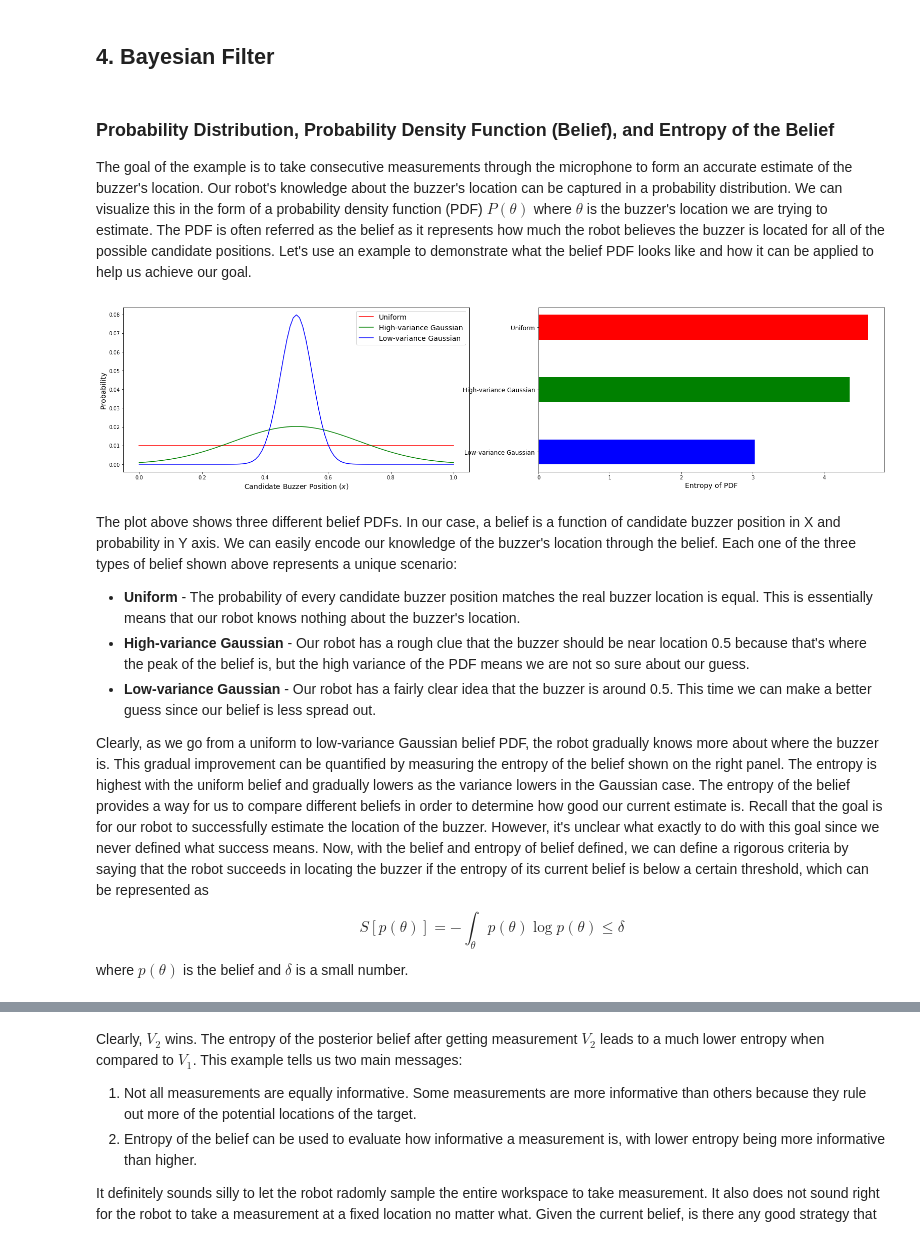
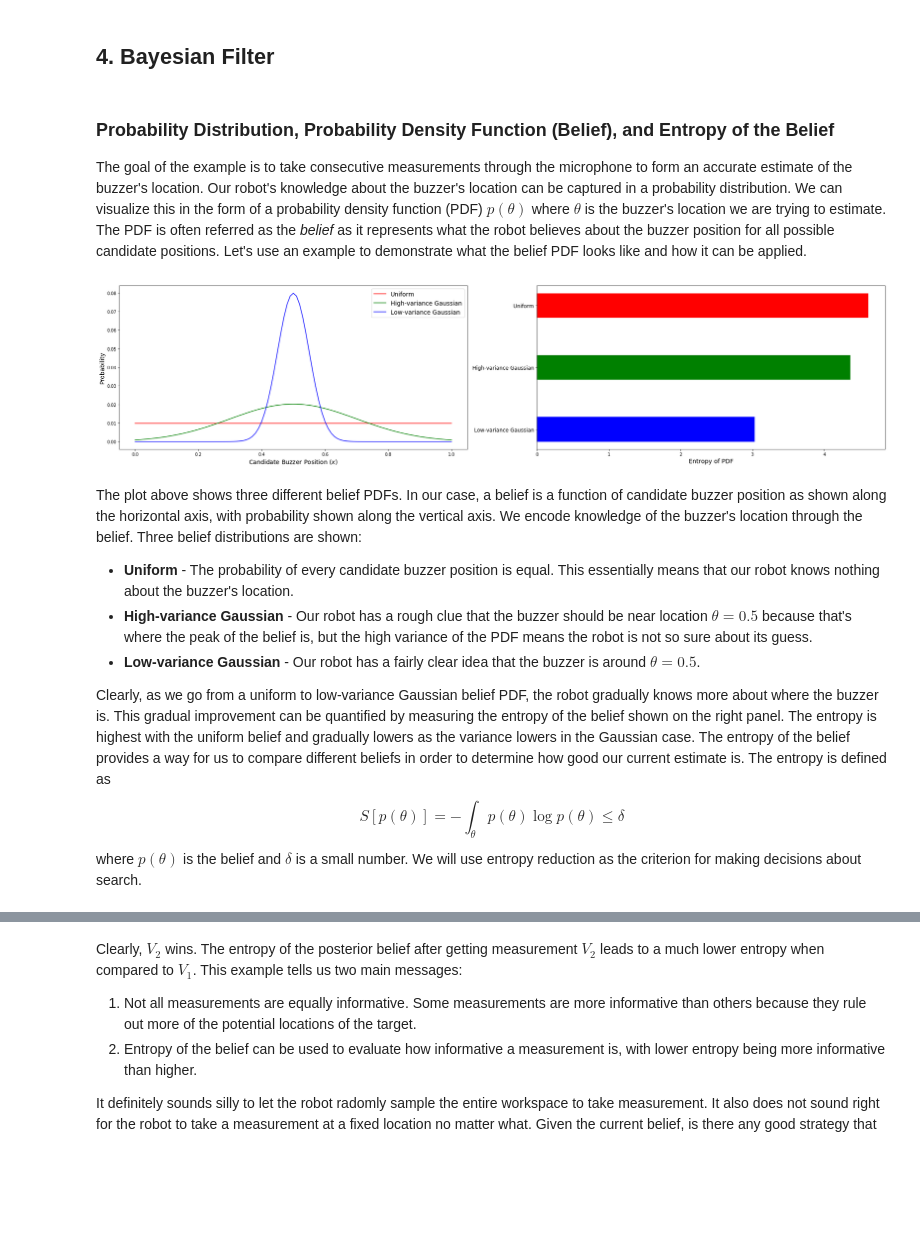
Before and after one commit to MacIver-Lab/Ergodic-Information-Harvesting, a Jupyter notebook: Tutorial/Ergodic_Information_Harvesting_Tutorial.ipynb, the cells around one changed output, grey strips where cells are left out. Saved outputs shown, nothing was run; the diff lists cells and outputs as text; code cells hidden in the pictures; blank space fills up the shorter version.

```diff
--- a/Tutorial/Ergodic_Information_Harvesting_Tutorial.ipynb
+++ b/Tutorial/Ergodic_Information_Harvesting_Tutorial.ipynb
@@ -130,45 +119,45 @@ Given the location of the target (*i.e.* buzzer, $\theta=0.5$) as well as a meas
 ## 4. Bayesian Filter
 # %% [markdown]
 ### Probability Distribution, Probability Density Function (Belief), and Entropy of the Belief
-The goal of the example is to take consecutive measurements through the microphone to form an accurate estimate of the buzzer's location. Our robot's knowledge about the buzzer's location can be captured in a probability distribution. We can visualize this in the form of a probability density function (PDF) $P(\theta)$ where $\theta$ is the buzzer's location we are trying to estimate. The PDF is often referred as the belief as it represents how much the robot believes the buzzer is located for all of the possible candidate positions. Let's use an example to demonstrate what the belief PDF looks like and how it can be applied to help us achieve our goal.
+The goal of the example is to take consecutive measurements through the microphone to form an accurate estimate of the buzzer's location. Our robot's knowledge about the buzzer's location can be captured in a probability distribution. We can visualize this in the form of a probability density function (PDF) $p(\theta)$ where $\theta$ is the buzzer's location we are trying to estimate. The PDF is often referred as the *belief* as it represents what the robot believes about the buzzer position for all possible candidate positions. Let's use an example to demonstrate what the belief PDF looks like and how it can be applied.
 # %%
 # Plot some PDF as example and their corresponding entropy
 priorP1 = np.ones(wsResolution)/wsResolution # An uniform "uninformative" PDF
 priorP3 = norm.pdf(wsSamples,0.5,0.2)        # A high-variance Gaussian PDF
 priorP4 = norm.pdf(wsSamples,0.5,0.05)       # A low-variance Gaussian PDF
 priorP1 /= priorP1.sum()
 priorP3 /= priorP3.sum()
 priorP4 /= priorP4.sum()
 
-_, (ax1, ax2) = plt.subplots(1, 2, figsize=(27,6))
+_, (ax1, ax2) = plt.subplots(1, 2, figsize=(32,7))
 ax1.plot(wsSamples, priorP1, color='r')
 ax1.plot(wsSamples, priorP3, color='g')
 ax1.plot(wsSamples, priorP4, color='b')
 ax1.set_xlabel(r'Candidate Buzzer Position ($x$)', fontsize=14)
 ax1.set_ylabel(r'Probability', fontsize=14)
 ax1.legend(('Uniform', 'High-variance Gaussian', 'Low-variance Gaussian'),
            fontsize=14, loc='best');
 
 ax2.barh([0,1,2], [entropy(priorP1), entropy(priorP3), entropy(priorP4)], height=0.4,
         color=['r', 'g', 'b'])
 ax2.set_yticks([0, 1, 2])
 ax2.set_yticklabels(('Uniform', 'High-variance Gaussian', 'Low-variance Gaussian'),
                    fontsize=12)
 ax2.invert_yaxis()
 ax2.set_xlabel(r'Entropy of PDF', fontsize=14);
 # %% [output]
-[figure, old version]
+[figure, new version]
 # %% [markdown]
-The plot above shows three different belief PDFs. In our case, a belief is a function of candidate buzzer position in X and probability in Y axis. We can easily encode our knowledge of the buzzer's location through the belief. Each one of the three types of belief shown above represents a unique scenario:
-- **Uniform** - The probability of every candidate buzzer position matches the real buzzer location is equal. This is essentially means that our robot knows nothing about the buzzer's location.
-- **High-variance Gaussian** - Our robot has a rough clue that the buzzer should be near location 0.5 because that's where the peak of the belief is, but the high variance of the PDF means we are not so sure about our guess.
-- **Low-variance Gaussian** - Our robot has a fairly clear idea that the buzzer is around 0.5. This time we can make a better guess since our belief is less spread out.
+The plot above shows three different belief PDFs. In our case, a belief is a function of candidate buzzer position as shown along the horizontal axis, with probability shown along the vertical axis. We encode knowledge of the buzzer's location through the belief. Three belief distributions are shown:
+- **Uniform** - The probability of every candidate buzzer position is equal. This essentially means that our robot knows nothing about the buzzer's location.
+- **High-variance Gaussian** - Our robot has a rough clue that the buzzer should be near location $\theta=0.5$ because that's where the peak of the belief is, but the high variance of the PDF means the robot is not so sure about its guess.
+- **Low-variance Gaussian** - Our robot has a fairly clear idea that the buzzer is around $\theta=0.5$.
 
-Clearly, as we go from a uniform to low-variance Gaussian belief PDF, the robot gradually knows more about where the buzzer is. This gradual improvement can be quantified by measuring the entropy of the belief shown on the right panel. The entropy is highest with the uniform belief and gradually lowers as the variance lowers in the Gaussian case. The entropy of the belief provides a way for us to compare different beliefs in order to determine how good our current estimate is. Recall that the goal is for our robot to successfully estimate the location of the buzzer. However, it's unclear what exactly to do with this goal since we never defined what success means. Now, with the belief and entropy of belief defined, we can define a rigorous criteria by saying that the robot succeeds in locating the buzzer if the entropy of its current belief is below a certain threshold, which can be represented as
+Clearly, as we go from a uniform to low-variance Gaussian belief PDF, the robot gradually knows more about where the buzzer is. This gradual improvement can be quantified by measuring the entropy of the belief shown on the right panel. The entropy is highest with the uniform belief and gradually lowers as the variance lowers in the Gaussian case. The entropy of the belief provides a way for us to compare different beliefs in order to determine how good our current estimate is. The entropy is defined as
 $$
 S\left[p(\theta)\right] = -\int_\theta p(\theta) \log p(\theta) \leqslant \delta
 $$
-where $p(\theta)$ is the belief and $\delta$ is a small number.
+where $p(\theta)$ is the belief and $\delta$ is a small number. We will use entropy reduction as the criterion for making decisions about search.
 # %% [markdown]
 ### Recursive Bayesian Filtering
 At this point, we have already defined:
```
Also changed, not shown: parts of 19 cells of this notebook.
